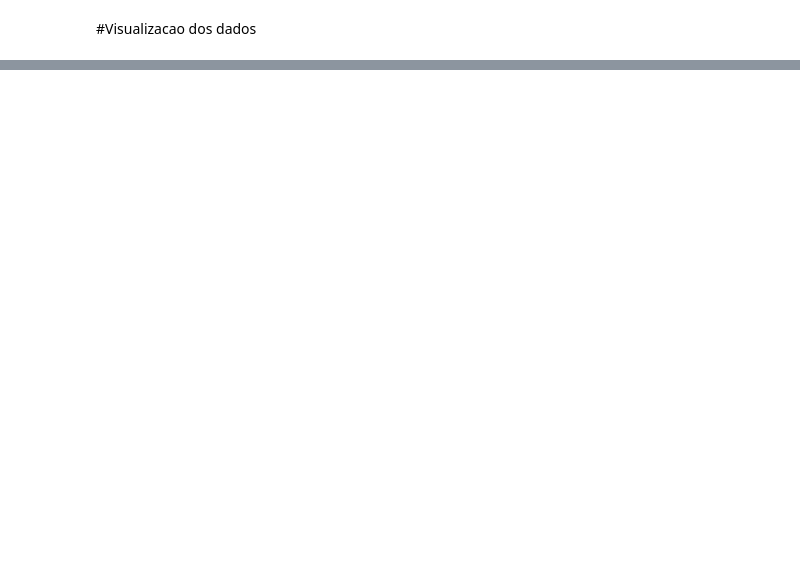
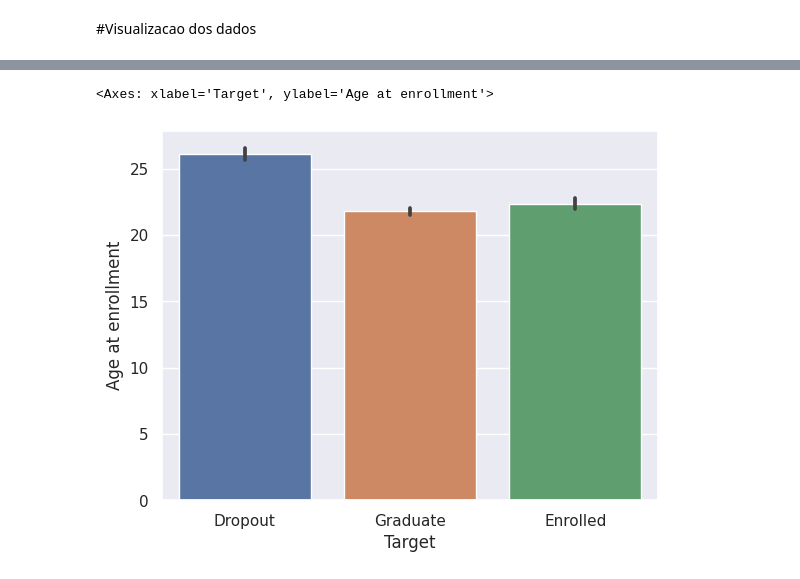
Before and after one commit to felmateos/predict-academic-success, a Jupyter notebook: AcademicSuccess.ipynb, the cells around one changed output, grey strips where cells are left out. Drawn from its saved outputs; the diff is of its cells as text; code cells hidden in the pictures; blank space fills up the shorter version.

```diff
--- a/AcademicSuccess.ipynb
+++ b/AcademicSuccess.ipynb
@@ -49,0 +76,8 @@ memory usage: 1.2+ MB
+# %%
+sns.barplot(
+    data=df,
+    x="Target", y="Age at enrollment", orient="v",
+)
+# %% [output]
+<Axes: xlabel='Target', ylabel='Age at enrollment'>
+[figure, added]
```
Also changed, not shown: parts of 9 cells of this notebook.
